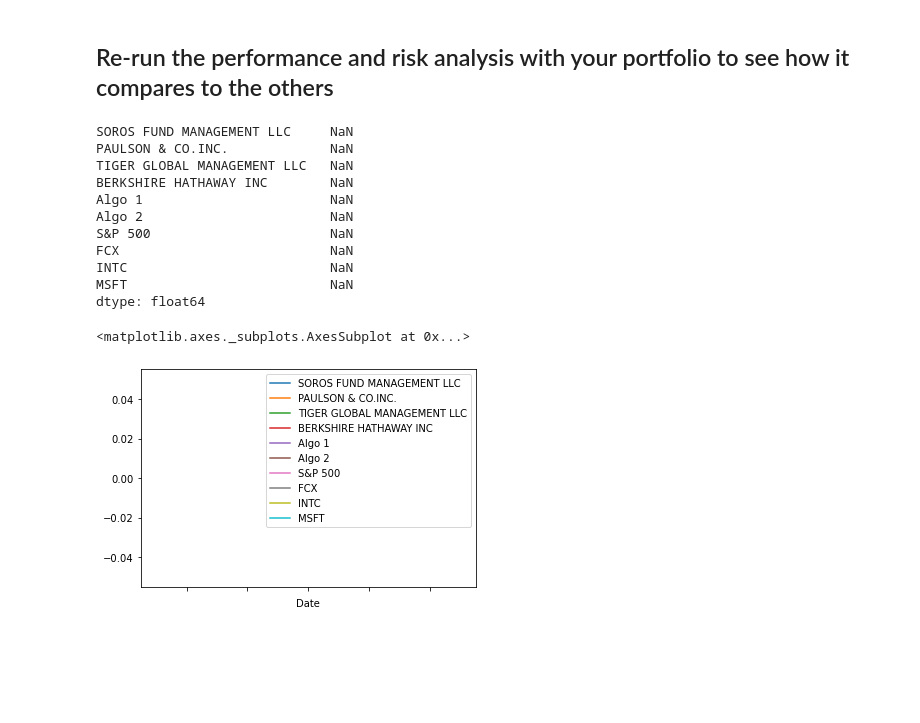
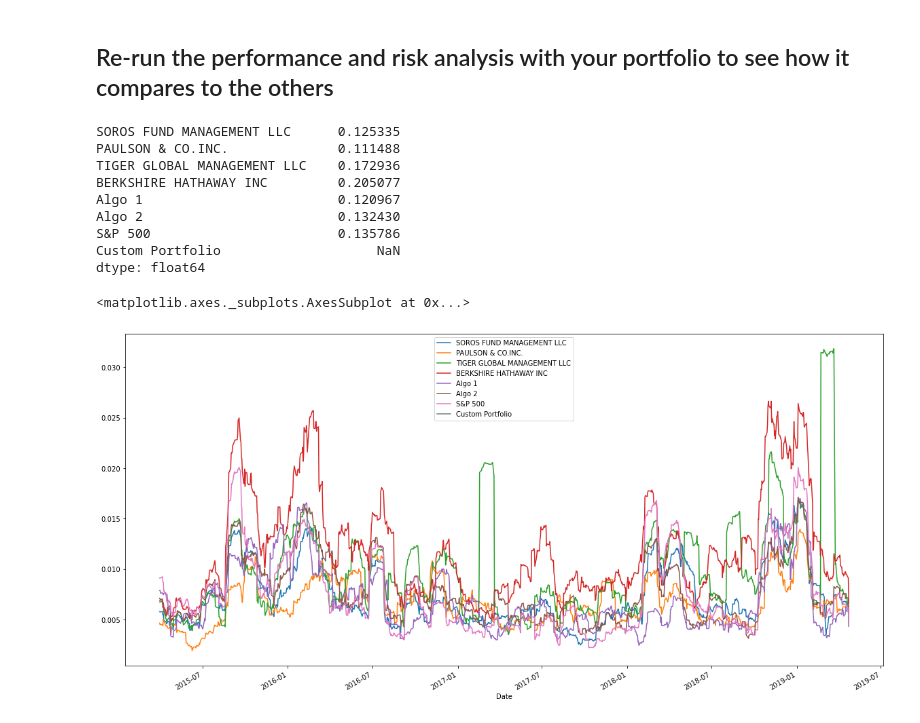
Before and after one commit to Infamousmike9/Pandas_Homework, a Jupyter notebook: whale_analysis_Mike.ipynb, the cells around one changed output. Cells and saved outputs as stored; diff of their text form; code cells hidden in the pictures; blank space fills up the shorter version.

Commit message:
Trying to fix error in NaN values printing in concat custom portfolio, also added tx60 for last calc.

```diff
--- a/whale_analysis_Mike.ipynb
+++ b/whale_analysis_Mike.ipynb
@@ -422,7 +432,7 @@ INTC_df.head()
 MSFT = Path("Data/MSFT.csv")
 
 MSFT_df= pd.read_csv(MSFT, index_col="Date", infer_datetime_format=True, parse_dates=True)
-MSFT_df = MSFT_df.sort_index()
+#MSFT_df = MSFT_df.sort_index()
 MSFT_df.head()
 # %% [output]
 |  | Symbols | Close |
@@ -479,9 +490,9 @@ total_portfolio.head()
 # %%
 # Drop Nulls
 # YOUR CODE HERE
-total_portfolio_returns = total_portfolio.pct_change()
-total_portfolio_returns = total_portfolio_returns.dropna().copy()
-total_portfolio_returns
+
+total_portfolio = total_portfolio.dropna()
+total_portfolio.head()
 # %% [output]
 | Symbols | FCX | INTC | MSFT |
 | Date |  |  |  |
@@ -499,0 +504,4 @@ total_portfolio_returns
+# %%
+total_portfolio_returns = total_portfolio.pct_change()
+total_portfolio_returns = total_portfolio_returns.dropna()
+total_portfolio_returns.head()
@@ -528,9 +543,16 @@ dtype: float64
 # Add your "Custom" portfolio to the larger dataframe of fund returns
 # YOUR CODE HERE
 
-all_combined_returns = pd.concat([combined_df, total_portfolio_returns], axis="columns", join="inner")
+all_combined_returns = pd.concat([combined_df, weighted_portfolio_returns], axis="columns", sort=False)
+all_combined_returns.sort_index(inplace=True)
+all_combined_returns=all_combined_returns.rename(columns={
+    0:"Custom Portfolio"
+})
+#all_combined_returns = all_combined_returns.dropna()
+all_combined_returns.head()
 
-all_combined_returns
+#combined_df["custom = weitghed_portfolio_returns"]
+########THIS SHOULD NOT PRINT NaN VALUES IN CUSTOM******************
 # %% [output]
 |  | SOROS FUND MANAGEMENT LLC | PAULSON & CO.INC. | TIGER GLOBAL MANAGEMENT LLC | BERKSHIRE HATHAWAY INC | Algo 1 | Algo 2 | ... |
 | Date |  |  |  |  |  |  | ... |
@@ -540,31 +572,29 @@ all_combined_returns
 # %% [markdown]
 ## Re-run the performance and risk analysis with your portfolio to see how it compares to the others
 # %%
-# Risk
+# Calculate the annaul standard deviation.
 # YOUR CODE HERE
 
-volatility = all_combined_returns.std()*np.sqrt(252)
-volatility
+Annual_Standard_Deviation = all_combined_returns.std()*np.sqrt(252)
+Annual_Standard_Deviation
 # %% [output]
-SOROS FUND MANAGEMENT LLC     NaN
-PAULSON & CO.INC.             NaN
-TIGER GLOBAL MANAGEMENT LLC   NaN
-BERKSHIRE HATHAWAY INC        NaN
-Algo 1                        NaN
-Algo 2                        NaN
-S&P 500                       NaN
-FCX                           NaN
-INTC                          NaN
-MSFT                          NaN
+SOROS FUND MANAGEMENT LLC      0.125335
+PAULSON & CO.INC.              0.111488
+TIGER GLOBAL MANAGEMENT LLC    0.172936
+BERKSHIRE HATHAWAY INC         0.205077
+Algo 1                         0.120967
+Algo 2                         0.132430
+S&P 500                        0.135786
+Custom Portfolio                    NaN
 dtype: float64
 # %%
-# Rolling
+# Calculate and plot rolling Standard Deviation with a 21 day window.
 # YOUR CODE HERE
 
-all_combined_returns.rolling(window=21).std().plot()
+all_combined_returns.rolling(window=21).std().plot(figsize= (20,10))
 # %% [output]
 <matplotlib.axes._subplots.AxesSubplot at 0x...>
-[figure, old version]
+[figure, new version]
 # %%
 # Annualized Sharpe Ratios
 # YOUR CODE HERE
```
Also changed, not shown: parts of 18 cells of this notebook, 4 other files.
